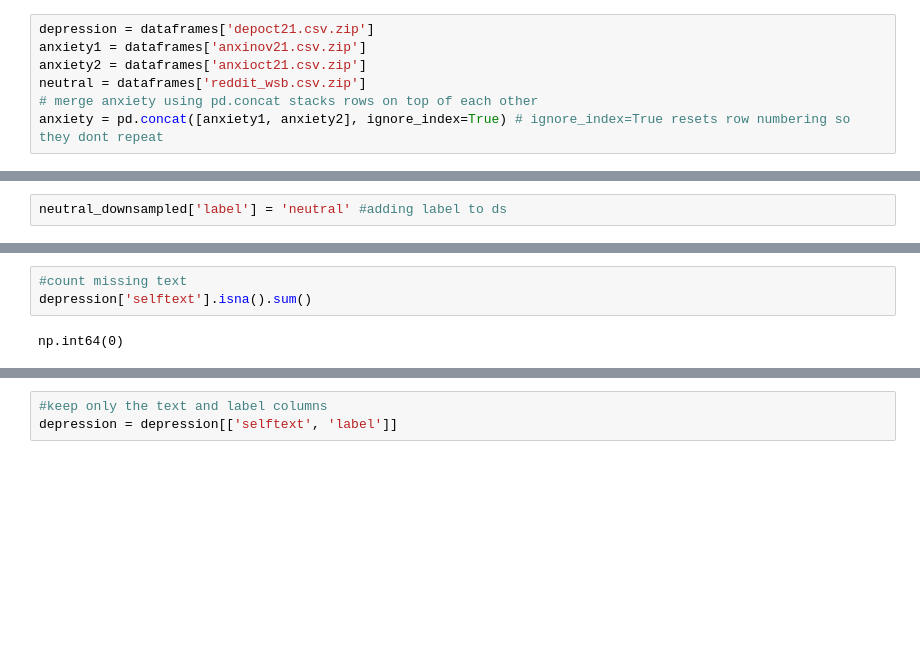
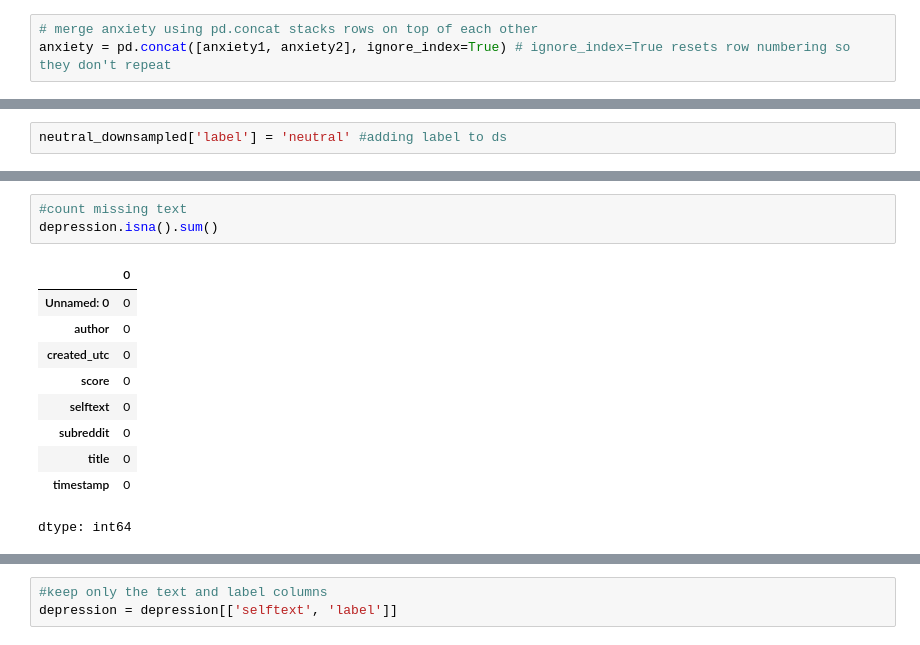
Before and after one commit to mk123x/Mental-Health-Transformer-Classification, a Jupyter notebook: mental_health__transformer_classification.ipynb, the cells around one changed output, grey strips where cells are left out. Drawn from its saved outputs; the diff is of its cells as text; blank space fills up the shorter version.

```diff
--- a/mental_health__transformer_classification.ipynb
+++ b/mental_health__transformer_classification.ipynb
@@ -49,7 +42,3 @@ Loaded: reddit_wsb.csv.zip -> reddit_wsb.csv shape: (53187, 8)
 # %%
-depression = dataframes['depoct21.csv.zip']
-anxiety1 = dataframes['anxinov21.csv.zip']
-anxiety2 = dataframes['anxioct21.csv.zip']
-neutral = dataframes['reddit_wsb.csv.zip']
 # merge anxiety using pd.concat stacks rows on top of each other
-anxiety = pd.concat([anxiety1, anxiety2], ignore_index=True) # ignore_index=True resets row numbering so they dont repeat
+anxiety = pd.concat([anxiety1, anxiety2], ignore_index=True) # ignore_index=True resets row numbering so they don't repeat
@@ -114,5 +115,14 @@ depression.head()
 # %%
 #count missing text
-depression['selftext'].isna().sum()
+depression.isna().sum()
 # %% [output]
+|  | 0 |
+| Unnamed: 0 | 0 |
+| author | 0 |
+| created_utc | 0 |
+| score | 0 |
+| selftext | 0 |
+| subreddit | 0 |
+| title | 0 |
+| timestamp | 0 |
-np.int64(0)
+dtype: int64
```
Also changed, not shown: parts of 59 cells of this notebook.
